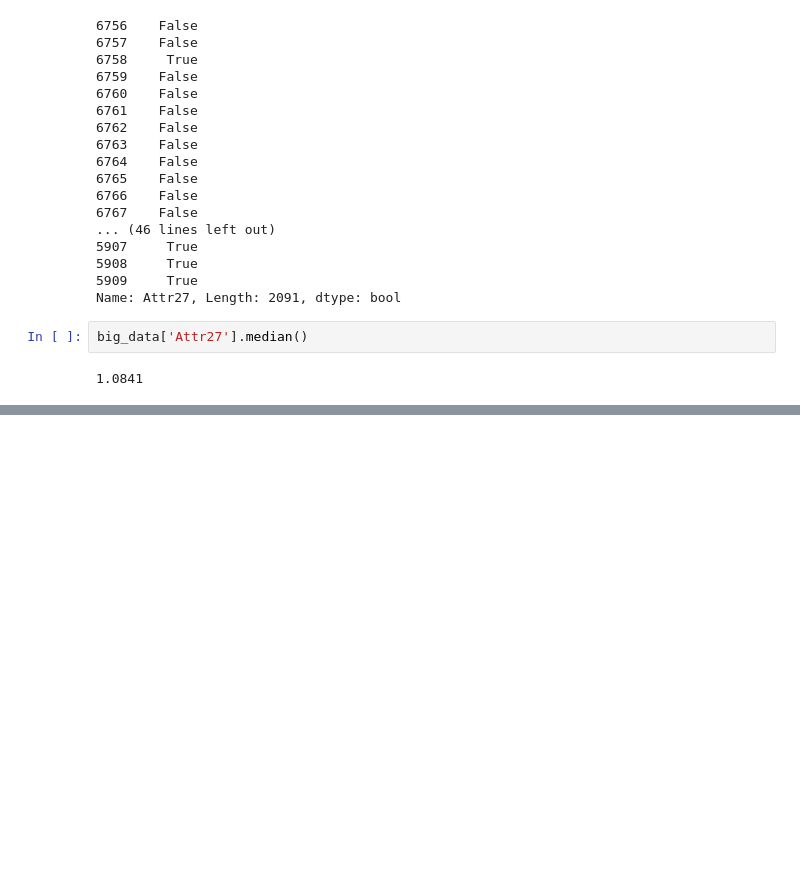
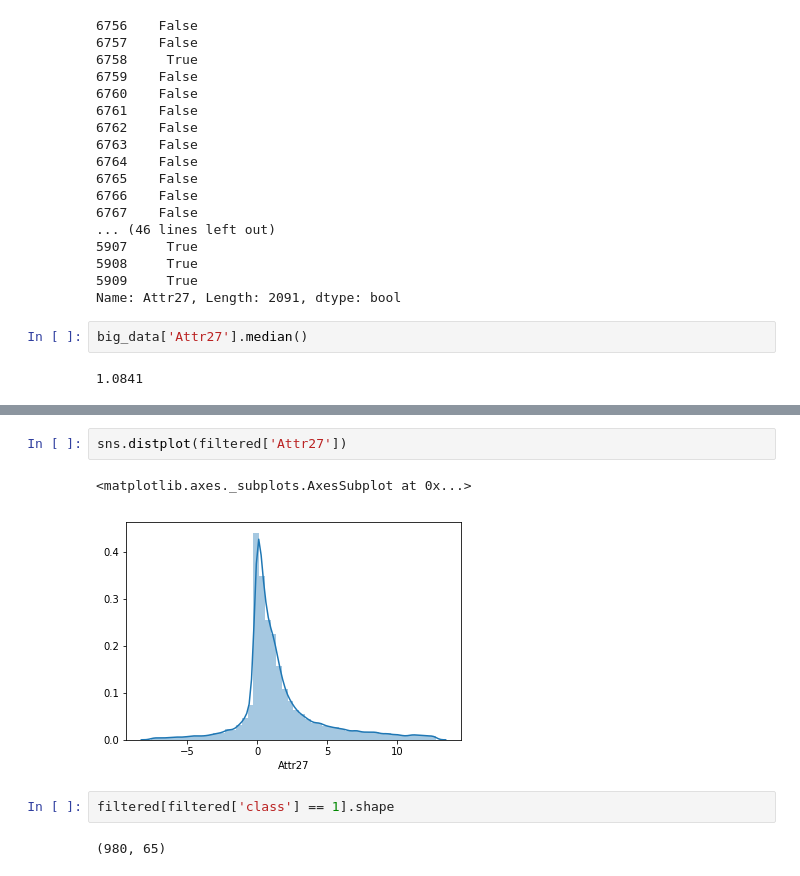
Before and after one commit to SiddharthPant/hackathon_bankruptcy, a Jupyter notebook: dataset_4/Untitled.ipynb, the cells around one changed output, grey strips where cells are left out. Saved outputs shown, nothing was run; the diff lists cells and outputs as text; blank space fills up the shorter version.

```diff
--- a/dataset_4/Untitled.ipynb
+++ b/dataset_4/Untitled.ipynb
@@ -141,0 +151,9 @@ big_data['Attr27'].median()
+# %%
+sns.distplot(filtered['Attr27'])
+# %% [output]
+<matplotlib.axes._subplots.AxesSubplot at 0x...>
+[figure, added]
+# %%
+filtered[filtered['class'] == 1].shape
+# %% [output]
+(980, 65)
```
Also changed, not shown: parts of 7 cells of this notebook, 5 other files.
